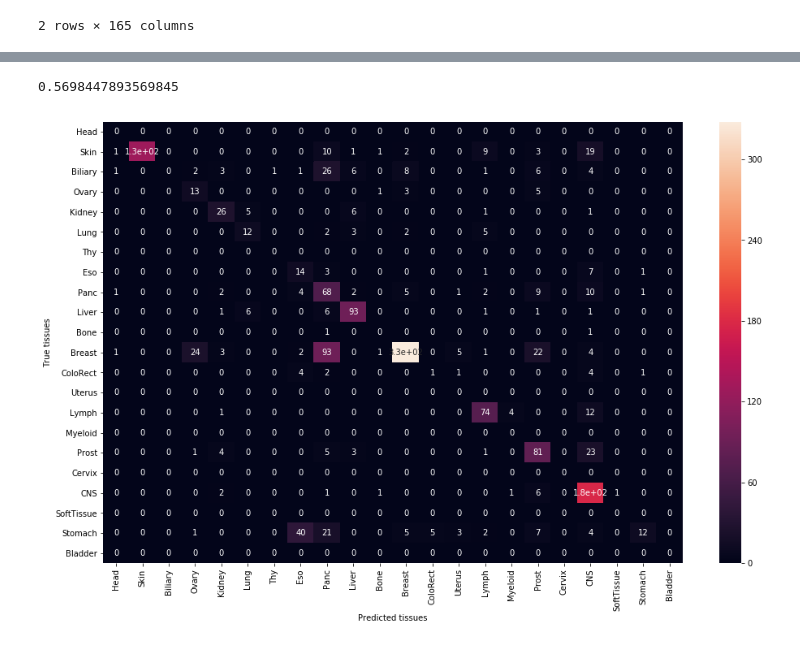
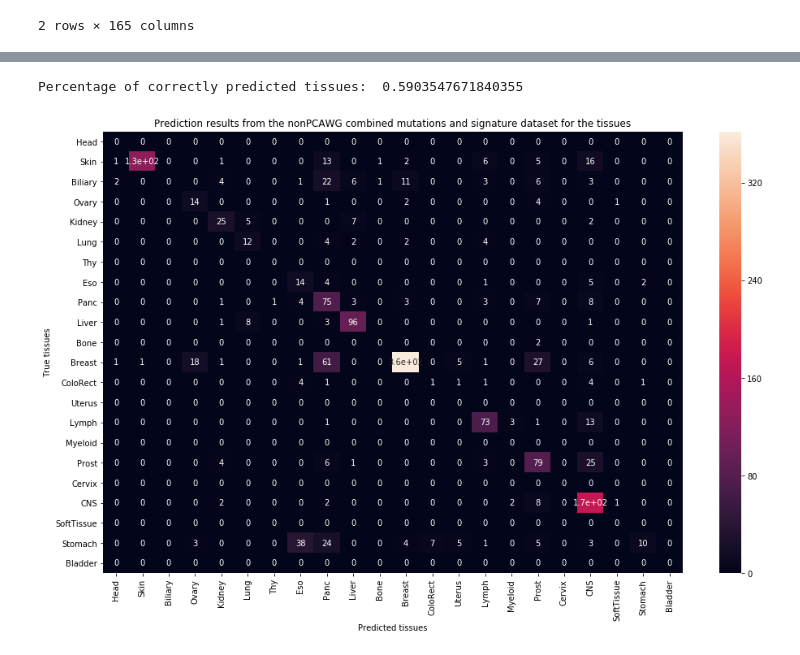
Before and after one commit to Lepardi/LSI31003-group-work, a Jupyter notebook: MachineLearning_inMolecularBiology2020_GroupProject.ipynb, the cells around one changed output, grey strips where cells are left out. Saved outputs shown, nothing was run; the diff lists cells and outputs as text; code cells hidden in the pictures.

```diff
--- a/MachineLearning_inMolecularBiology2020_GroupProject.ipynb
+++ b/MachineLearning_inMolecularBiology2020_GroupProject.ipynb
@@ -519,24 +566,19 @@ PCAWG_wgs_act.head()
 # %%
 #Get the shared tissue types from the PCAWG and nonPCAWG activity data
-PCAWGtissues = set(PCAWG_wgs_act["Cancer Types"].values)
-nonPCAWGtissues = set(nonPCAWG_wgs_act["Cancer Types"].values)
+PCAWGtypes = set(PCAWG_wgs_act["Cancer Types"].values)
+nonPCAWGtypes = set(nonPCAWG_wgs_act["Cancer Types"].values)
 
-PCAWGtissues = [type.split("-")[0] for type in PCAWGtissues]
-print(PCAWGtissues)
-print()
-nonPCAWGtissues = [type.split("-")[0] for type in nonPCAWGtissues]
-print(nonPCAWGtissues)
+PCAWGtissues = [type.split("-")[0] for type in PCAWGtypes]
+nonPCAWGtissues = [type.split("-")[0] for type in nonPCAWGtypes]
 
-print()
 actShared = []
 for tissue in nonPCAWGtissues:
     if (tissue in PCAWGtissues):
         actShared.append(tissue)
-print(actShared)
 
 rowsToKeep = []
 for i in range(61, len(nonPCAWG_wgs_act)):
-    if nonPCAWG_wgs_act.iloc[61]["Cancer Types"].split("-")[0] in actShared:
+    if nonPCAWG_wgs_act.iloc[i]["Cancer Types"].split("-")[0] in actShared:
         rowsToKeep.append(i)
 
 nonPCAWG_wgs_actVal = nonPCAWG_wgs_act.iloc[rowsToKeep]
@@ -729,9 +742,0 @@ plt.show()
-# %%
-#Merge the nonPCAWG mutation and activity data (not normaliset)
-nonPCAWG_wgs_mutT = nonPCAWG_wgs_mut.T
-nonPCAWG_wgs_mutT = nonPCAWG_wgs_mutT.drop(["Mutation type", "Trinucleotide"])
-nonPCAWG_wgs_mutT["type"] = nonPCAWG_wgs_mutT.index.str.split("::").str[0]
-
-nonPCAWG_wgs_mutT = nonPCAWG_wgs_mutT.reset_index()
-validationMerged = pd.concat([nonPCAWG_wgs_mutT.iloc[61:], nonPCAWG_wgs_act.iloc[61:].drop(["Cancer Types", "Sample Names", "Accuracy"], axis = 1)], axis = 1)
-nonPCAWG_wgs_mutT = nonPCAWG_wgs_mutT.iloc[61:]
@@ -783,21 +771,22 @@ validationNormMerged.head(2)
+# %%
+test_y = validationNormMerged["tissue"]
+test_X = validationNormMerged.drop(["type", "tissue", "index"], axis = 1)
+
+RF_predictions = RF_model.predict(test_X)
+score = accuracy_score(test_y ,RF_predictions)
+print("Percentage of correctly predicted tissues: ", score)
+# %% [output]
+Percentage of correctly predicted tissues:  0.5903547671840355
 # %%
-test_y = validationNormMerged["tissue"]
-test_X = validationNormMerged.drop(["type", "tissue", "index"], axis = 1)
-
-RF_predictions = RF_model.predict(test_X)
-score = accuracy_score(test_y ,RF_predictions)
-print(score)
-
-
 cancer_type = list(set(y))
 cm = np.array(confusion_matrix(test_y, RF_predictions, labels=cancer_type))
 confusion = pd.DataFrame(cm, index=cancer_type, columns=cancer_type)
 
 fig, ax = plt.subplots(figsize = (16,10))
 ax = sns.heatmap(confusion, annot=True)
 ax.set_ylabel("True tissues")
 ax.set_xlabel("Predicted tissues")
+ax.set_title("Prediction results from the nonPCAWG combined mutations and signature dataset for the tissues")
 plt.show()
 # %% [output]
-0.5698447893569845
-[figure, old version]
+[figure, new version]
```
Also changed, not shown: parts of 45 cells of this notebook.
